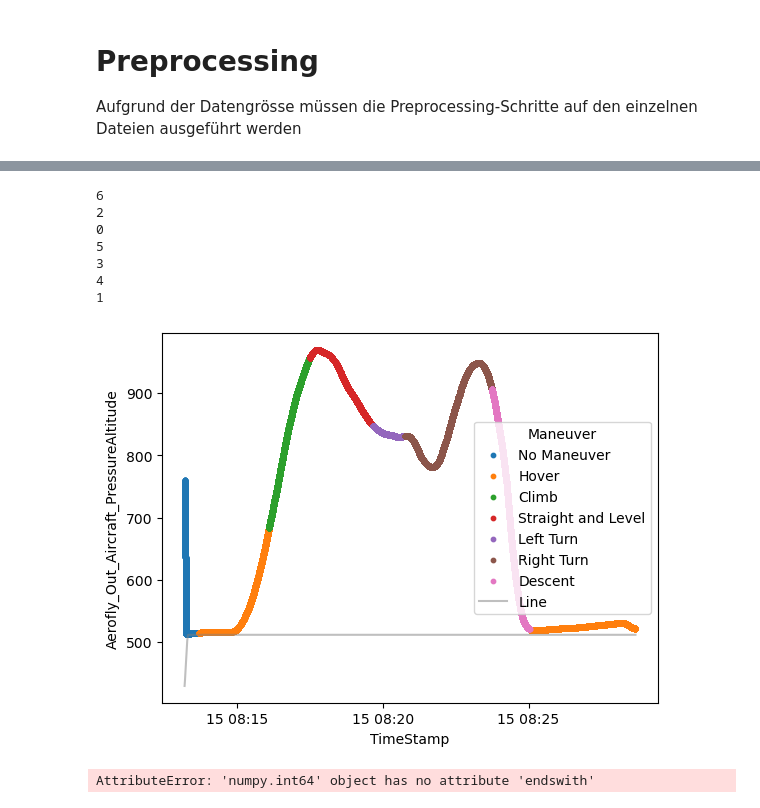
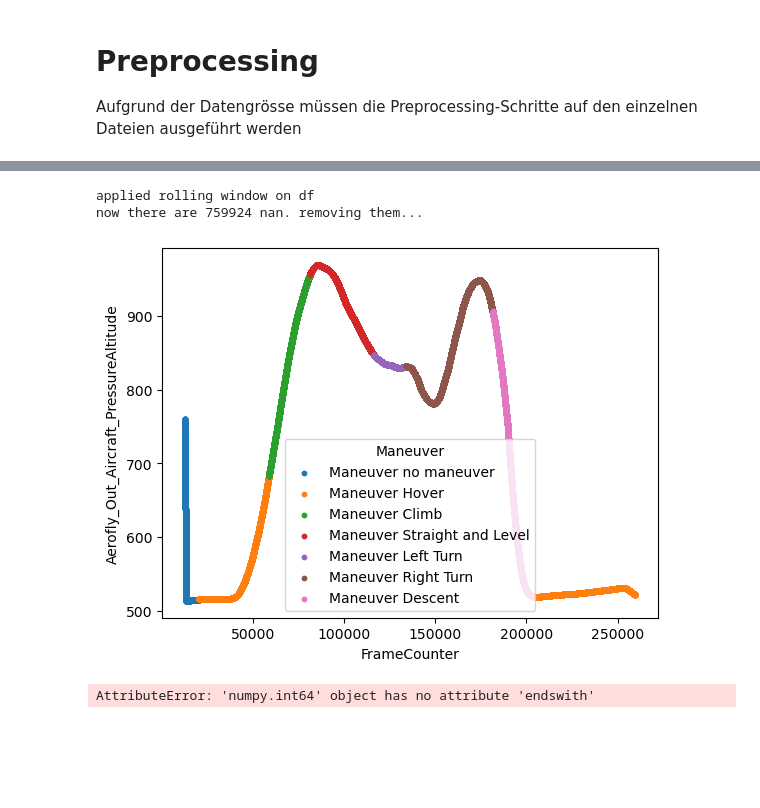
Before and after one commit to schbm/injmol, a Jupyter notebook: main.ipynb, the cells around one changed output, grey strips where cells are left out. Saved outputs shown, nothing was run; the diff lists cells and outputs as text; code cells hidden in the pictures; blank space fills up the shorter version.

Commit message:
optimized data preprocessing to use less memory

```diff
--- a/main.ipynb
+++ b/main.ipynb
@@ -123,30 +160,41 @@ def preprocess_file(data_path, col_map_path, annotations_path, debug=False):
 # applies rolling window on maneuver dataframe
 # beware of scaling since it iterates over the whole dataset with the window size
 # currently only means the numeric values and makes majority vote on the maneuver
-def preprocess_df(df, window=5, default_maneuver=0):
+def preprocess_df(df, window=5, default_maneuver='no maneuver'):
     # Validate that the window parameter is an integer
     if not isinstance(window, int):
         raise ValueError("window must be an integer")
 
-    # Identify numeric columns excluding 'maneuver' if it's int8
+    # Ensure window does not exceed the size of the DataFrame
+    if window > len(df):
+        raise ValueError("window size must not be greater than the number of rows in the DataFrame")
+
+    # Select numeric columns excluding 'maneuver'
     numeric_cols = df.select_dtypes(include='number').columns.difference(['maneuver'], sort=False)
 
-    # Apply a rolling mean to numeric columns
-    df[numeric_cols] = df[numeric_cols].rolling(window=window, min_periods=window).mean()  # Calculate rolling mean
+    # Apply a rolling mean to numeric columns if there are any
+    if not numeric_cols.empty:
+        df[numeric_cols] = df[numeric_cols].rolling(window=window, min_periods=window).mean()  # Calculate rolling mean
+    else:
+        raise Exception("no numeric cols found")
 
-    # Check if the 'maneuver' column exists before processing
+      # Check if the 'maneuver' column exists before processing
     if 'maneuver' in df.columns:
-        # Calculate the rolling mode for the 'maneuver' column
-        df['maneuver'] = df['maneuver'].rolling(window=window, min_periods=1).apply(
+        # Store the categories of the maneuver column
+        maneuver_categories = df['maneuver'].cat.categories
+
+        # Create a copy of the maneuver column as codes
+        maneuver_codes = df['maneuver'].cat.codes
+
+        # Apply rolling window with majority vote
+        rolled_modes = pd.Series(maneuver_codes).rolling(window=window, min_periods=1).apply(
             lambda x: x.mode()[0] if not x.mode().empty else default_maneuver,
             raw=False
         )
-
-        # Ensure that the 'maneuver' column remains of type int8
-        df['maneuver'] = df['maneuver'].astype('int8')
+        # Convert back to categorical using the stored categories
+        df['maneuver'] = pd.Categorical.from_codes(rolled_modes.astype('int'), categories=maneuver_categories)
     else:
-        # If the column doesn't exist, create it with the default maneuver
-        df['maneuver'] = default_maneuver
+        raise Exception("there is no dependent variable with name maneuver")
 
     return df
 # %%
@@ -154,4 +202,5 @@ df = preprocess_file(
         os.path.join('data', '0bbf0c4e-fb3c-4213-bff8-ef21ee5ebf79.parquet'),
         os.path.join('data', 'StateDescriptions.json'),
         os.path.join('data', '0bbf0c4e-fb3c-4213-bff8-ef21ee5ebf79.json'),
+        debug=True
     )
@@ -175,45 +218,44 @@ df.describe()
+# %%
+df = preprocess_df(df,window=10000)
+print(f'applied rolling window on df')
+print(f'now there are {df.isna().sum().sum()} nan. removing them...')
+df = df.dropna()
+# %% [output]
+applied rolling window on df
+now there are 759924 nan. removing them...
 # %%
 import matplotlib.pyplot as plt
 
 def plot_maneuvers(df, ax):
     # Define a mapping from maneuver codes to string representations
     maneuver_labels = {
         0: 'Climb',
         1: 'Descent',
         2: 'Hover',
         3: 'Left Turn',
         4: 'Right Turn',
         5: 'Straight and Level',
         6: 'No Maneuver'
     }
 
+
     # Create a scatter plot with points colored by maneuver
     for maneuver in df['maneuver'].unique():
         maneuver_data = df[df['maneuver'] == maneuver]
-        ax.scatter(maneuver_data.index.get_level_values('TimeStamp'), maneuver_data['Aerofly_Out_Aircraft_PressureAltitude'], label=maneuver_labels.get(maneuver, f'Maneuver {maneuver}'), s=10)
-
-    # Add another line to the plot
-    #ax.plot(df.index.get_level_values('TimeStamp'), df['Aerofly_In_Weather_Pressure_QNHAltitude'], color='gray', alpha=0.5, label='Line')
+        ax.scatter(maneuver_data.index.get_level_values('FrameCounter'), maneuver_data['Aerofly_Out_Aircraft_PressureAltitude'], label=maneuver_labels.get(maneuver, f'Maneuver {maneuver}'), s=10)
 
     # Add labels and legend
-    ax.set_xlabel('TimeStamp')
+    ax.set_xlabel('FrameCounter')
     ax.set_ylabel('Aerofly_Out_Aircraft_PressureAltitude')
     ax.legend(title='Maneuver')
 
 
 # Create a plot
 fig, ax = plt.subplots()
 plot_maneuvers(df, ax)
 plt.show()
 # %% [output]
-6
-2
-0
-5
-3
-4
-1
-[figure, old version]
+[figure, new version]
 # %%
 df_train_array = []
 labels_train_array = []
```
Also changed, not shown: parts of 5 cells of this notebook.
